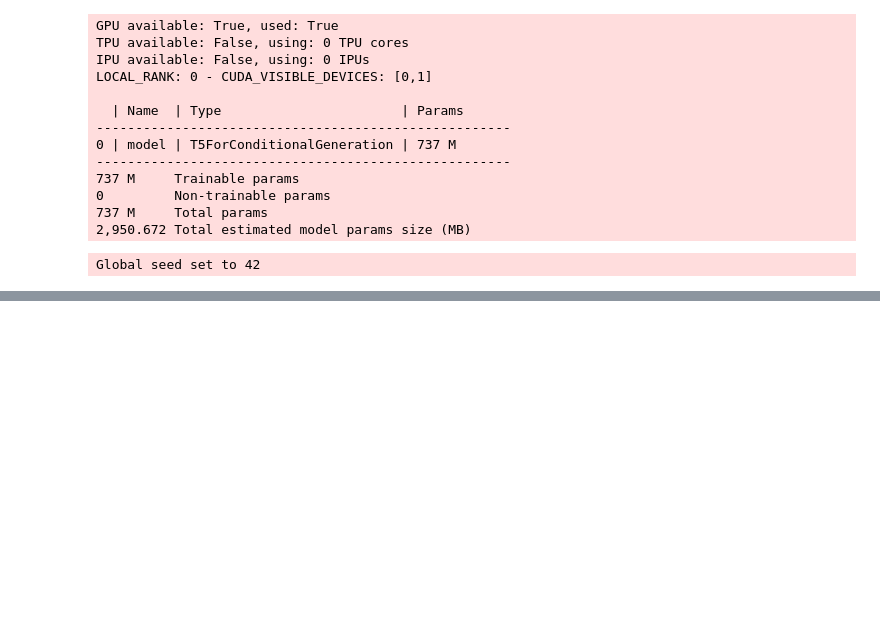
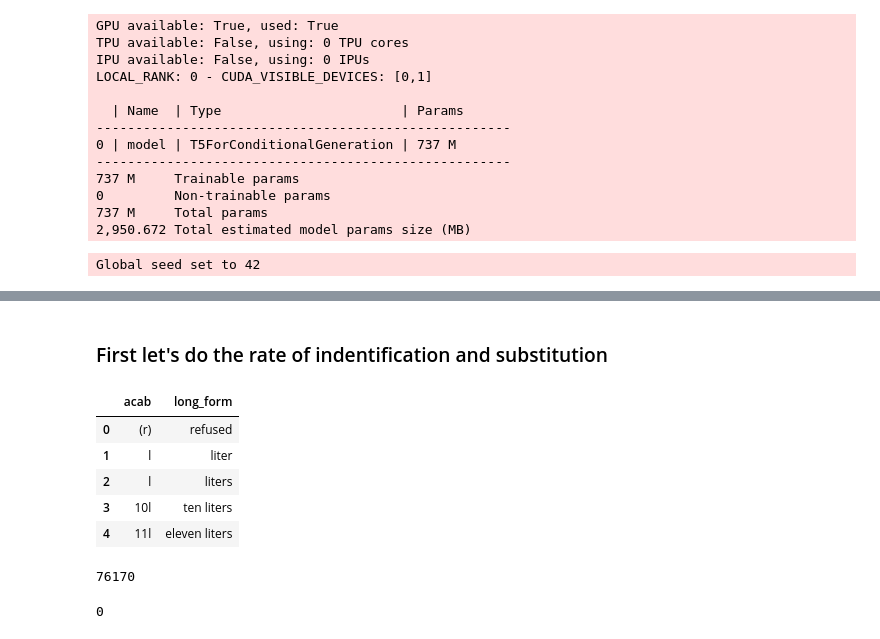
Before and after one commit to kswanjitsu/acronym_abbreviation_resolution, a Jupyter notebook: test_scifive_model.ipynb, the cells around one changed output, grey strips where cells are left out. Drawn from its saved outputs; the diff is of its cells as text; code cells hidden in the pictures; blank space fills up the shorter version.

```diff
--- a/test_scifive_model.ipynb
+++ b/test_scifive_model.ipynb
@@ -54,0 +154,13 @@ dejargon: her eval today reveals restriction in the range of motion of the cervi
+# %% [markdown]
+### First let's do the rate of indentification and substitution
+# %%
+# load in the acab list
+acab_df = pd.read_csv('/home/karl/PycharmProjects/RABAC/resources/acab.txt', delimiter='|')
+acab_df.head()
+# %% [output]
+|  | acab | long_form |
+| 0 | (r) | refused |
+| 1 | l | liter |
+| 2 | l | liters |
+| 3 | 10l | ten liters |
+| 4 | 11l | eleven liters |
@@ -54,0 +170,26 @@ dejargon: her eval today reveals restriction in the range of motion of the cervi
+# %%
+# Count the total number of acabs in the source text
+import re
+
+total_count_source = 0
+for text in test_df['source_text'].to_list():
+    text = re.sub(r'[^\w\s]', ' ', text)
+    words = text.split(' ')
+    for word in words:
+        if word in acab_set:
+            total_count_source+=1
+print(total_count_source)
+# %% [output]
+76170
+# %%
+# Count the total number of acabs in predicted output
+total_count_pred = 0
+for text in test_df['predicted'].to_list():
+    text = re.sub(r'[^\w\s]', ' ', text)
+    words = text.split(' ')
+    for word in words:
+        if word in acab_set:
+            total_count_source+=1
+print(total_count_pred)
+# %% [output]
+0
```
Also changed, not shown: parts of 25 cells of this notebook.
